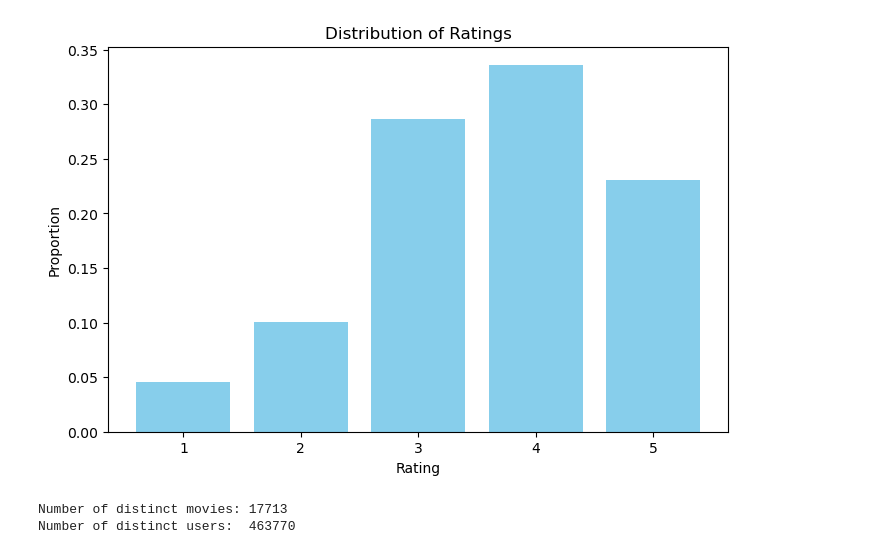
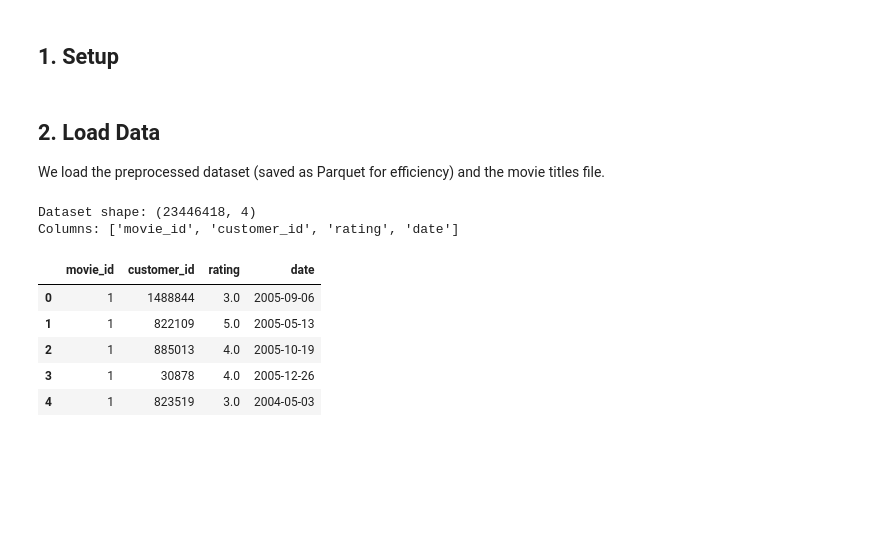
Before and after one commit to robertogarces/netflix-recommendations-system, a Jupyter notebook: notebooks/eda.ipynb, the cells around one changed output. Cells and saved outputs as stored; diff of their text form; code cells hidden in the pictures; blank space fills up the shorter version.

```diff
--- a/notebooks/eda.ipynb
+++ b/notebooks/eda.ipynb
@@ -1,3 +8,5 @@
+# %% [markdown]
+## 1. Setup
 # %%
 import sys
 import numpy as np
@@ -10,23 +24,30 @@ from config.paths import RAW_DATA_PATH, PROCESSED_DATA_PATH
+# %% [markdown]
+## 2. Load Data
+
+We load the preprocessed dataset (saved as Parquet for efficiency) and the movie titles file.
 # %%
 processed_data_path = PROCESSED_DATA_PATH / "processed_data.parquet"
 df = pd.read_parquet(processed_data_path)
+
 movie_titles_path = RAW_DATA_PATH / "movie_titles_fixed.csv"
-movie_titles = pd.read_csv(movie_titles_path, sep=';', encoding='latin1', header=None, names=['id', 'year', 'title'])
+movie_titles = pd.read_csv(
+    movie_titles_path,
+    sep=';',
+    encoding='latin1',
+    header=None,
+    names=['id', 'year', 'title']
+)
+movie_titles['id'] = movie_titles['id'].astype(str)
+
+print(f"Dataset shape: {df.shape}")
+print(f"Columns: {list(df.columns)}")
+df.head()
+# %% [output]
+Dataset shape: (23446418, 4)
+Columns: ['movie_id', 'customer_id', 'rating', 'date']
+|  | movie_id | customer_id | rating | date |
+| 0 | 1 | 1488844 | 3.0 | 2005-09-06 |
+| 1 | 1 | 822109 | 5.0 | 2005-05-13 |
+| 2 | 1 | 885013 | 4.0 | 2005-10-19 |
+| 3 | 1 | 30878 | 4.0 | 2005-12-26 |
+| 4 | 1 | 823519 | 3.0 | 2004-05-03 |
-# %%
-rating_dist = df['rating'].value_counts(normalize=True).sort_index()
-
-plt.figure(figsize=(8,5))
-plt.bar(rating_dist.index, rating_dist.values, color='skyblue')
-plt.xlabel('Rating')
-plt.ylabel('Proportion')
-plt.title('Distribution of Ratings')
-plt.xticks(rating_dist.index)
-plt.show()
-# %% [output]
-[figure, removed]
-# %%
-print(f"Number of distinct movies: {df['movie_id'].nunique()}")
-print(f"Number of distinct users:  {df['customer_id'].nunique()}")
-# %% [output]
-Number of distinct movies: 17713
-Number of distinct users:  463770
```
Also changed, not shown: parts of 26 cells of this notebook.
